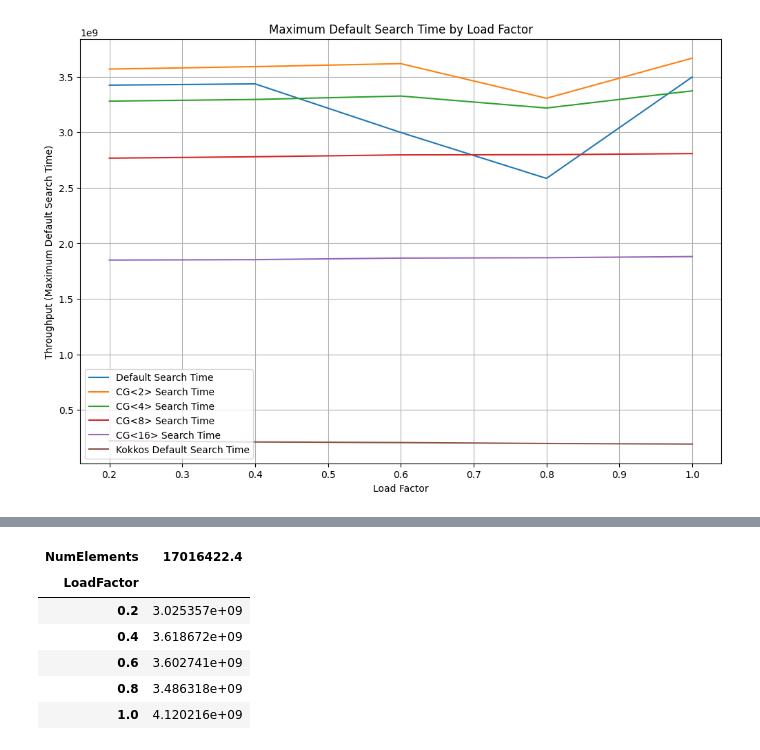
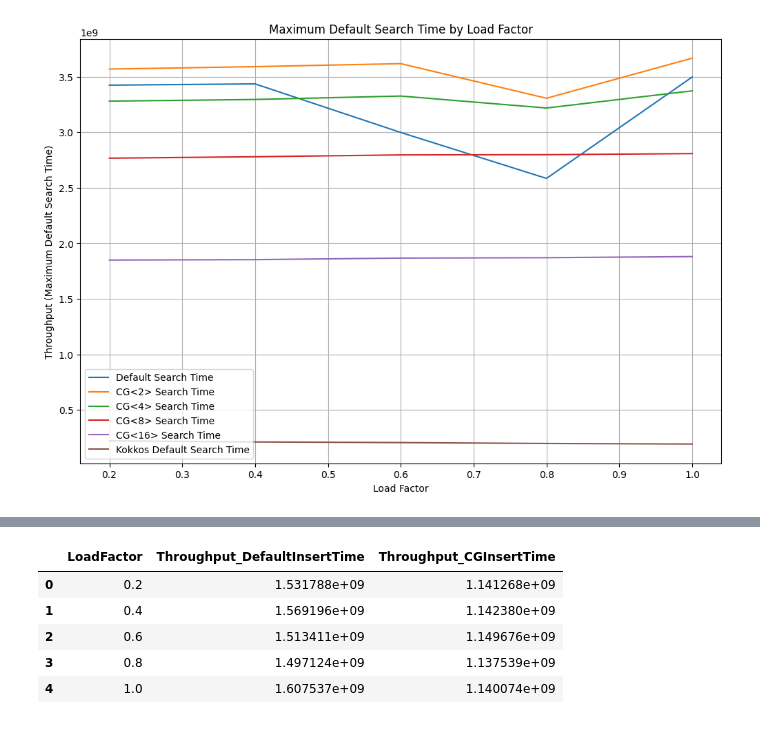
Before and after one commit to sandeepnmenon/gpu_datastructures, a Jupyter notebook: basics/visualize_results.ipynb, the cells around one changed output, grey strips where cells are left out. Saved outputs shown, nothing was run; the diff lists cells and outputs as text; code cells hidden in the pictures.

```diff
--- a/basics/visualize_results.ipynb
+++ b/basics/visualize_results.ipynb
@@ -181,10 +183,9 @@ plt.show()
-# %%
-pivot_data
-# %% [output]
-| NumElements | 17016422.4 |
-| LoadFactor |  |
-| 0.2 | 3.025357e+09 |
-| 0.4 | 3.618672e+09 |
-| 0.6 | 3.602741e+09 |
-| 0.8 | 3.486318e+09 |
-| 1.0 | 4.120216e+09 |
+# %%
+grouped_data
+# %% [output]
+|  | LoadFactor | Throughput_DefaultInsertTime | Throughput_CGInsertTime |
+| 0 | 0.2 | 1.531788e+09 | 1.141268e+09 |
+| 1 | 0.4 | 1.569196e+09 | 1.142380e+09 |
+| 2 | 0.6 | 1.513411e+09 | 1.149676e+09 |
+| 3 | 0.8 | 1.497124e+09 | 1.137539e+09 |
+| 4 | 1.0 | 1.607537e+09 | 1.140074e+09 |
```
Also changed, not shown: parts of 2 cells of this notebook.
